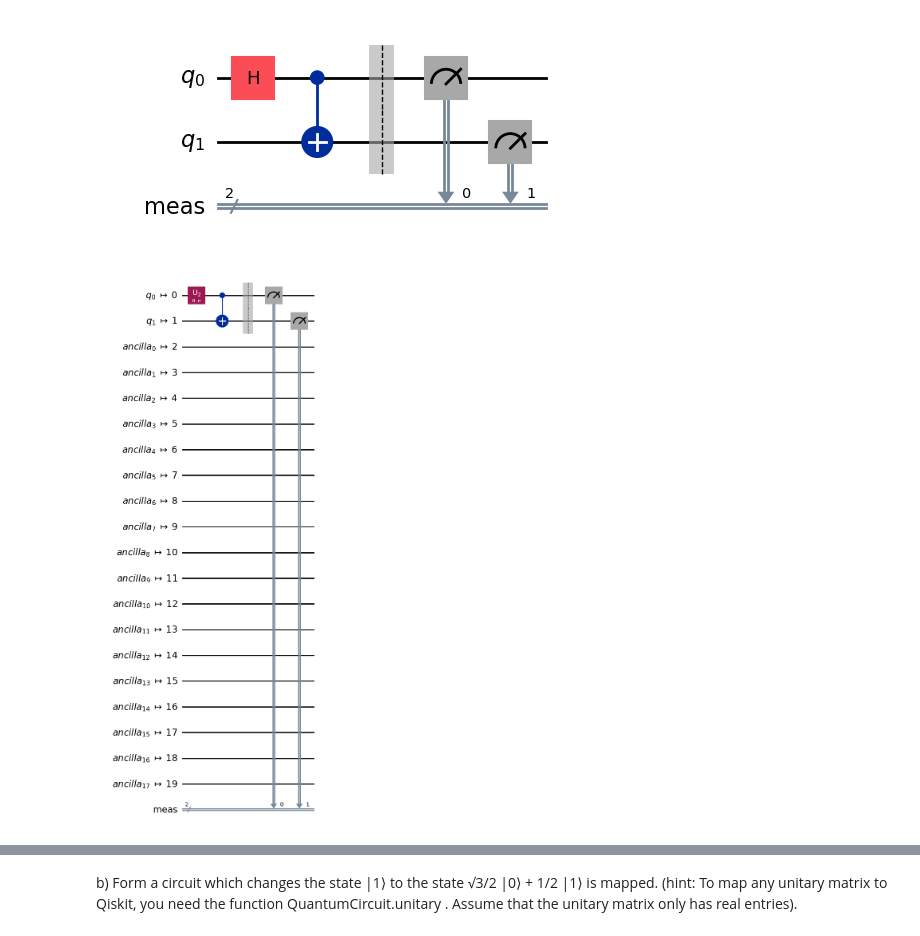
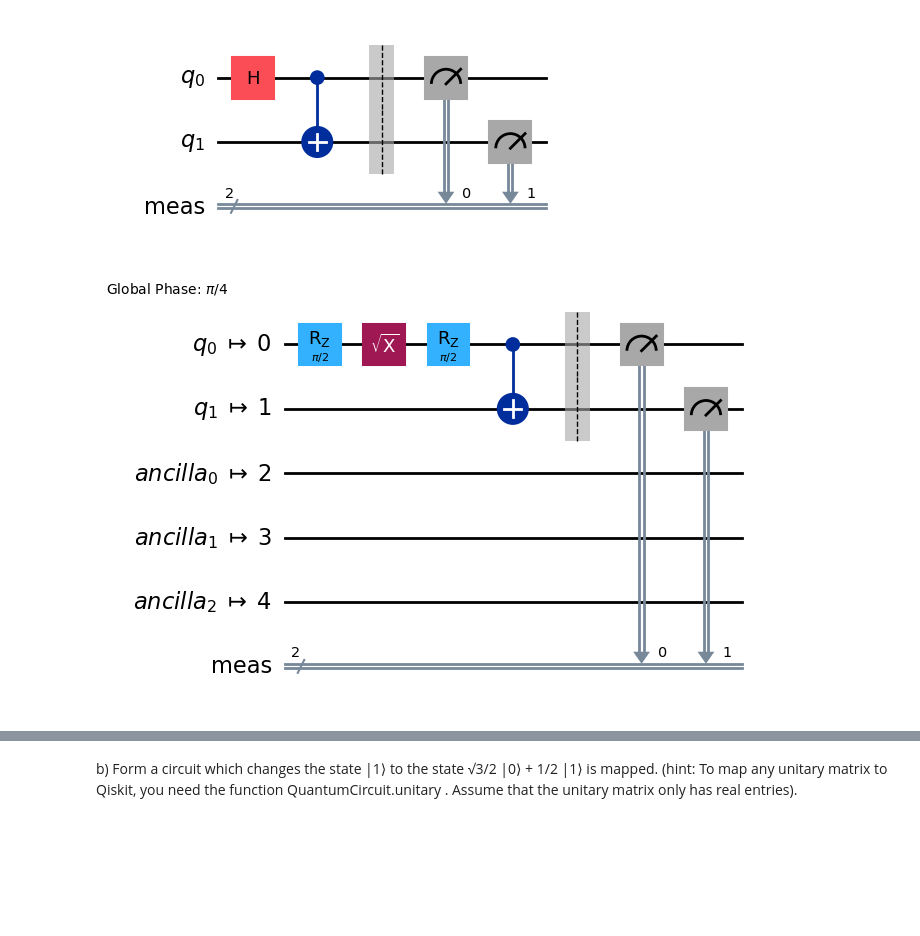
Before and after one commit to NoelHuibers/IntroductionToQuantumComputing, a Jupyter notebook: exercise3.ipynb, the cells around one changed output, grey strips where cells are left out. Saved outputs shown, nothing was run; the diff lists cells and outputs as text; code cells hidden in the pictures; blank space fills up the shorter version.

```diff
--- a/exercise3.ipynb
+++ b/exercise3.ipynb
@@ -17,14 +17,14 @@ qc.draw("mpl")
 [figure]
 # %%
 from qiskit import transpile
-from qiskit_ibm_runtime.fake_provider import FakeAlmadenV2
+from qiskit_ibm_runtime.fake_provider import FakeQuitoV2
 
-backend = FakeAlmadenV2()
+backend = FakeQuitoV2()
 
 transpiled_circuit = transpile(qc, backend)
 transpiled_circuit.draw('mpl', style="iqp")
 # %% [output]
-[figure, old version]
+[figure, new version]
 # %%
 from qiskit.visualization import plot_histogram
 job = backend.run(transpiled_circuit)
```
Also changed, not shown: parts of 4 cells of this notebook.
